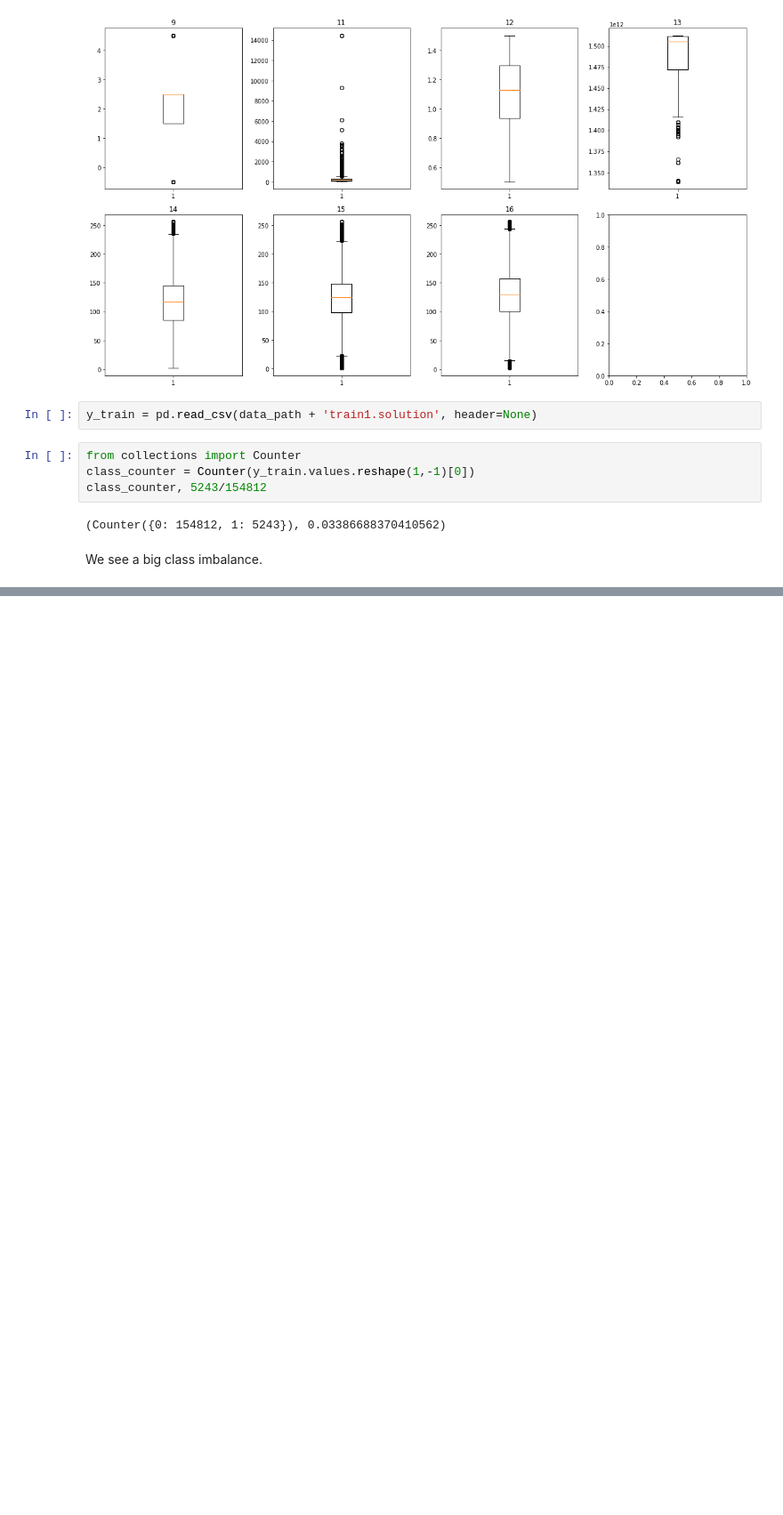
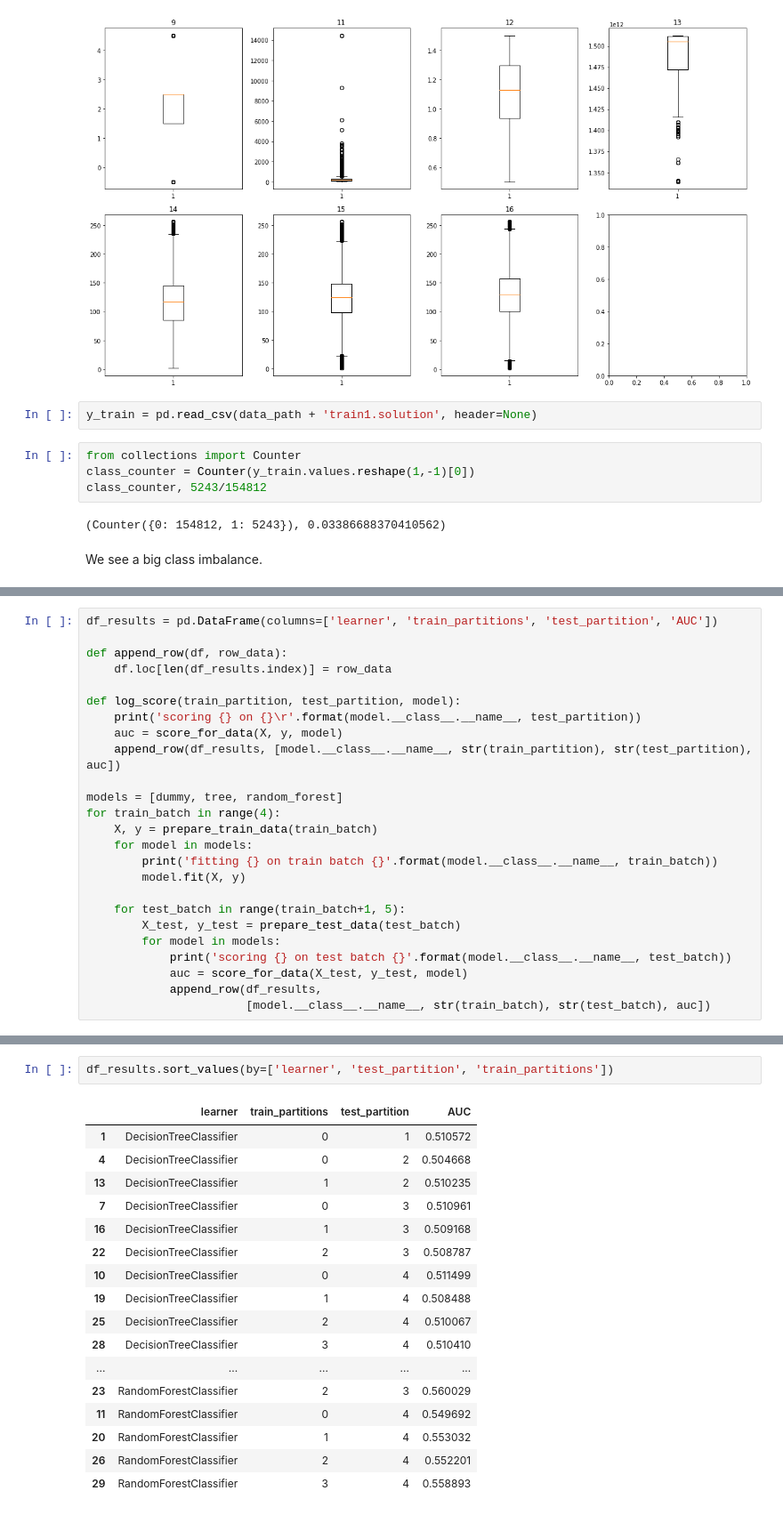
Before and after one commit to PGijsbers/MyNotepad, a Jupyter notebook: AutoML Challenge 3 Data Analysis.ipynb, the cells around one changed output, grey strips where cells are left out. Shown at 89% size. Drawn from its saved outputs; the diff is of its cells as text; blank space fills up the shorter version.

```diff
--- a/AutoML Challenge 3 Data Analysis.ipynb
+++ b/AutoML Challenge 3 Data Analysis.ipynb
@@ -148,0 +141,25 @@ roc_auc_score(y_test, random_forest_predictions)
+# %%
+df_results = pd.DataFrame(columns=['learner', 'train_partitions', 'test_partition', 'AUC'])
+
+def append_row(df, row_data):
+    df.loc[len(df_results.index)] = row_data
+
+def log_score(train_partition, test_partition, model):
+    print('scoring {} on {}\r'.format(model.__class__.__name__, test_partition))
+    auc = score_for_data(X, y, model)
+    append_row(df_results, [model.__class__.__name__, str(train_partition), str(test_partition), auc])
+
+models = [dummy, tree, random_forest]
+for train_batch in range(4):
+    X, y = prepare_train_data(train_batch)
+    for model in models:
+        print('fitting {} on train batch {}'.format(model.__class__.__name__, train_batch))
+        model.fit(X, y)
+
+    for test_batch in range(train_batch+1, 5):
+        X_test, y_test = prepare_test_data(test_batch)
+        for model in models:
+            print('scoring {} on test batch {}'.format(model.__class__.__name__, test_batch))
+            auc = score_for_data(X_test, y_test, model)
+            append_row(df_results,
+                       [model.__class__.__name__, str(train_batch), str(test_batch), auc])
@@ -148,0 +184,20 @@ roc_auc_score(y_test, random_forest_predictions)
+# %%
+df_results.sort_values(by=['learner', 'test_partition', 'train_partitions'])
+# %% [output]
+|  | learner | train_partitions | test_partition | AUC |
+| 1 | DecisionTreeClassifier | 0 | 1 | 0.510572 |
+| 4 | DecisionTreeClassifier | 0 | 2 | 0.504668 |
+| 13 | DecisionTreeClassifier | 1 | 2 | 0.510235 |
+| 7 | DecisionTreeClassifier | 0 | 3 | 0.510961 |
+| 16 | DecisionTreeClassifier | 1 | 3 | 0.509168 |
+| 22 | DecisionTreeClassifier | 2 | 3 | 0.508787 |
+| 10 | DecisionTreeClassifier | 0 | 4 | 0.511499 |
+| 19 | DecisionTreeClassifier | 1 | 4 | 0.508488 |
+| 25 | DecisionTreeClassifier | 2 | 4 | 0.510067 |
+| 28 | DecisionTreeClassifier | 3 | 4 | 0.510410 |
+| ... | ... | ... | ... | ... |
+| 23 | RandomForestClassifier | 2 | 3 | 0.560029 |
+| 11 | RandomForestClassifier | 0 | 4 | 0.549692 |
+| 20 | RandomForestClassifier | 1 | 4 | 0.553032 |
+| 26 | RandomForestClassifier | 2 | 4 | 0.552201 |
+| 29 | RandomForestClassifier | 3 | 4 | 0.558893 |
```
Also changed, not shown: parts of 22 cells of this notebook.
